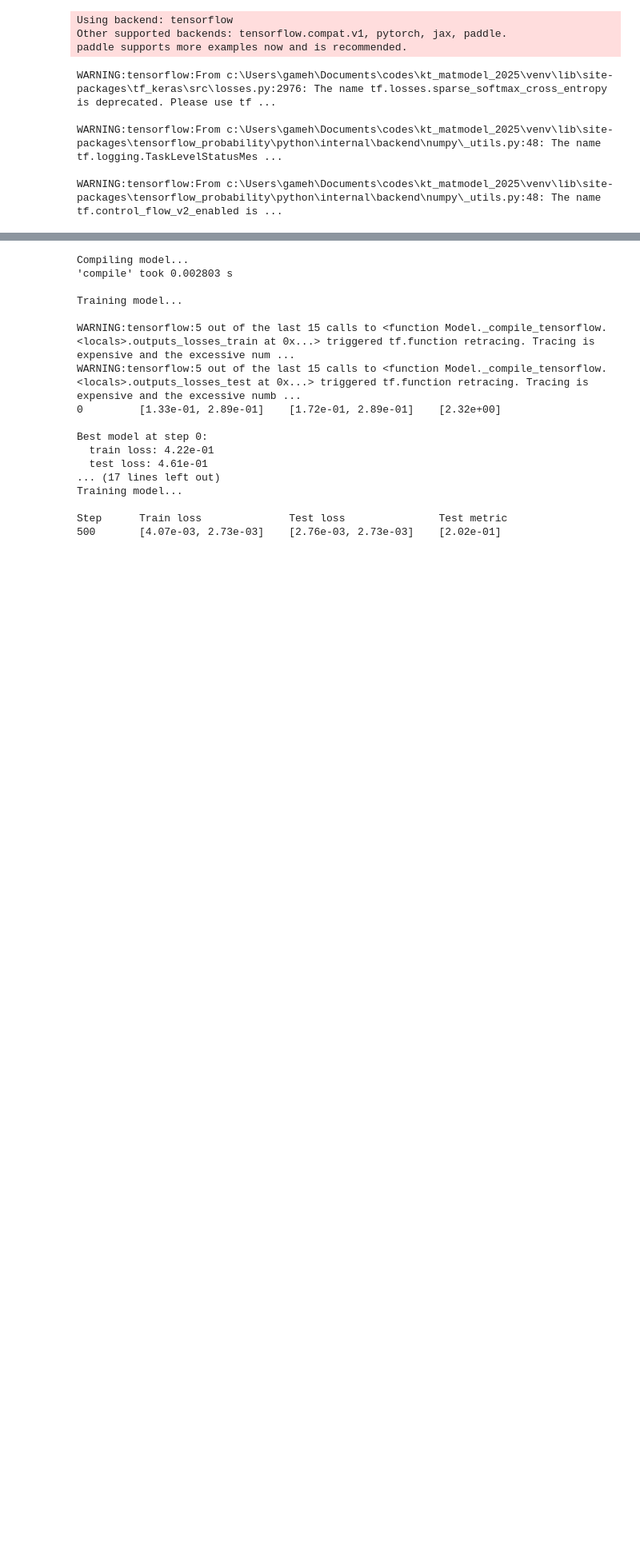
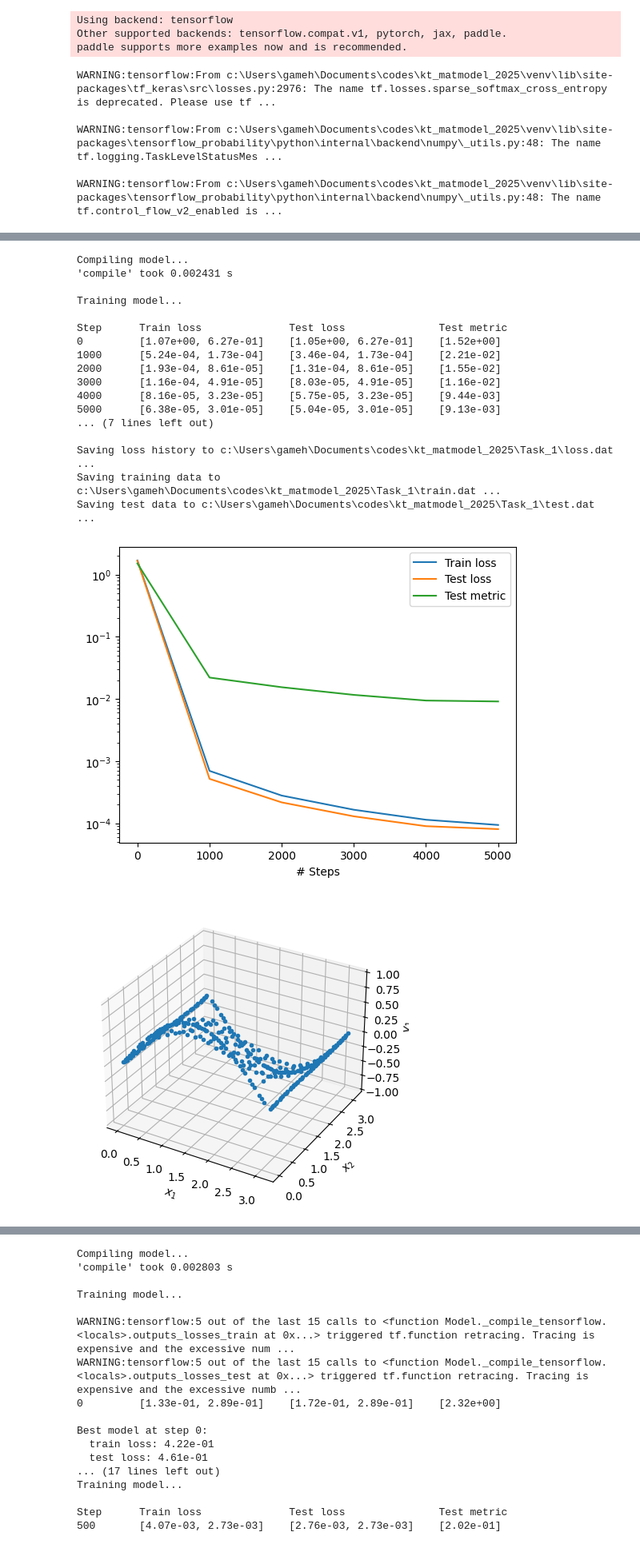
Before and after one commit to TerraFlexer/kt_matmodel_2025, a Jupyter notebook: Task_1/Task_1.ipynb, the cells around one changed output, grey strips where cells are left out. Shown at 80% size. Saved outputs shown, nothing was run; the diff lists cells and outputs as text; code cells hidden in the pictures; blank space fills up the shorter version.

```diff
--- a/Task_1/Task_1.ipynb
+++ b/Task_1/Task_1.ipynb
@@ -234,0 +233,22 @@ Saving test data to c:\Users\gameh\Documents\codes\kt_matmodel_2025\Task_1\test.
+# %%
+poisson_pinn(5000)
+# %% [output]
+Compiling model...
+'compile' took 0.002431 s
+
+Training model...
+
+Step      Train loss              Test loss               Test metric
+0         [1.07e+00, 6.27e-01]    [1.05e+00, 6.27e-01]    [1.52e+00]
+1000      [5.24e-04, 1.73e-04]    [3.46e-04, 1.73e-04]    [2.21e-02]
+2000      [1.93e-04, 8.61e-05]    [1.31e-04, 8.61e-05]    [1.55e-02]
+3000      [1.16e-04, 4.91e-05]    [8.03e-05, 4.91e-05]    [1.16e-02]
+4000      [8.16e-05, 3.23e-05]    [5.75e-05, 3.23e-05]    [9.44e-03]
+5000      [6.38e-05, 3.01e-05]    [5.04e-05, 3.01e-05]    [9.13e-03]
+... (7 lines left out)
+
+Saving loss history to c:\Users\gameh\Documents\codes\kt_matmodel_2025\Task_1\loss.dat ...
+Saving training data to c:\Users\gameh\Documents\codes\kt_matmodel_2025\Task_1\train.dat ...
+Saving test data to c:\Users\gameh\Documents\codes\kt_matmodel_2025\Task_1\test.dat ...
+[figure, added]
+[figure, added]
```
Also changed, not shown: parts of 11 cells of this notebook.
